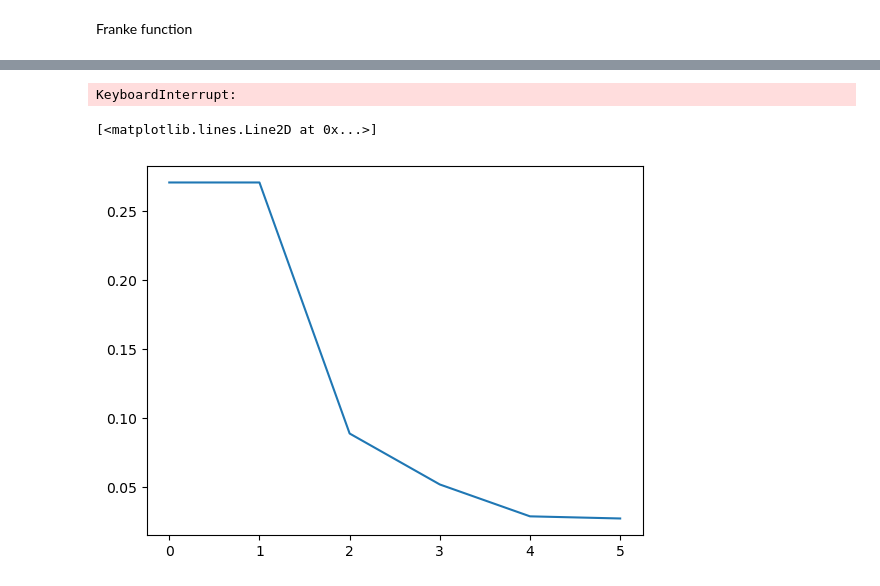
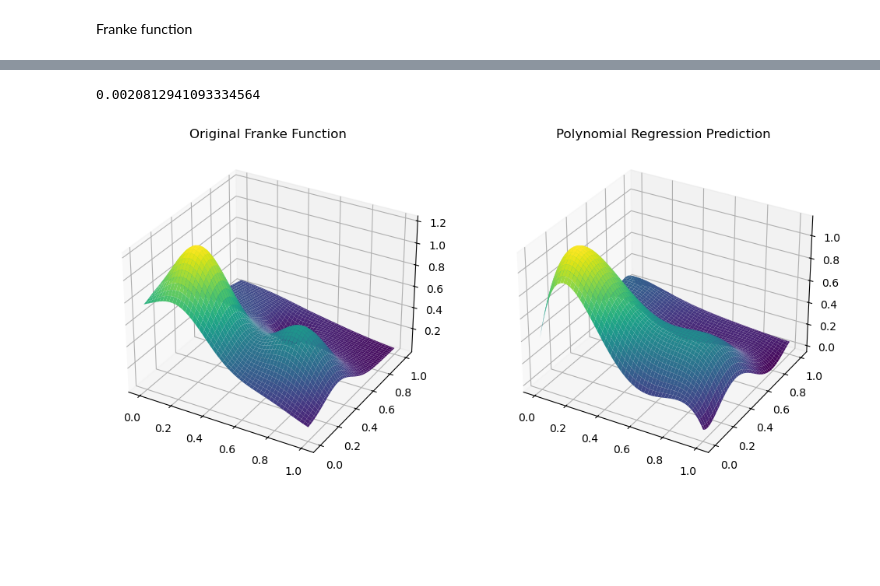
Before and after one commit to MariaFlyAway/Project1_FYS_STK, a Jupyter notebook: project1.ipynb, the cells around one changed output, grey strips where cells are left out. Saved outputs shown, nothing was run; the diff lists cells and outputs as text; code cells hidden in the pictures; blank space fills up the shorter version.

Commit message:
Made linear regression work for franke function in 1c

```diff
--- a/project1.ipynb
+++ b/project1.ipynb
@@ -330,19 +290,37 @@ print(mean_squared_error(y_predict, z))
-# %%
-MSE = []
-for i in range(1, 6):
-    model = Pipeline([
-        ('polynomial_features', PolynomialFeatures(degree=i)),
-        ('scaler', StandardScaler(with_std=False)),
-        ('lasso', Lasso())
-        ])
-
-    model.fit(X,z)
-    y_predict = model.predict(X)
-    MSE.append(mean_squared_error(y_predict, y))
-# %% [output]
-KeyboardInterrupt:
-# %%
-plt.plot(list(range(0,6)), MSE)
-# %% [output]
-[<matplotlib.lines.Line2D at 0x...>]
-[figure, removed]
+# %%
+# we stack the values of x and y beside each other
+X = np.column_stack((x,y))
+
+# we use pipeline to fit our model
+pipeline = make_pipeline(
+        PolynomialFeatures(degree=5),
+        LinearRegression())
+
+pipeline.fit(X,z)
+z_predict = pipeline.predict(X)
+# %%
+MSE = mean_squared_error(z_predict, z)
+MSE
+# %% [output]
+0.0020812941093334564
+# %%
+x_plot = x.reshape((n, n))
+y_plot = y.reshape((n, n))
+z_plot = z.reshape((n, n))
+z_pred_plot = z_predict.reshape((n, n))
+# %%
+# Plot the original Franke function
+fig = plt.figure(figsize=(12, 6))
+
+ax = fig.add_subplot(121, projection='3d')
+ax.plot_surface(x_plot, y_plot, z_plot, cmap='viridis', edgecolor='none')
+ax.set_title('Original Franke Function')
+
+# Plot the polynomial regression prediction
+ax = fig.add_subplot(122, projection='3d')
+ax.plot_surface(x_plot, y_plot, z_pred_plot, cmap='viridis', edgecolor='none')
+ax.set_title('Polynomial Regression Prediction')
+
+plt.show()
+# %% [output]
+[figure, added]
```
Also changed, not shown: parts of 8 cells of this notebook.
